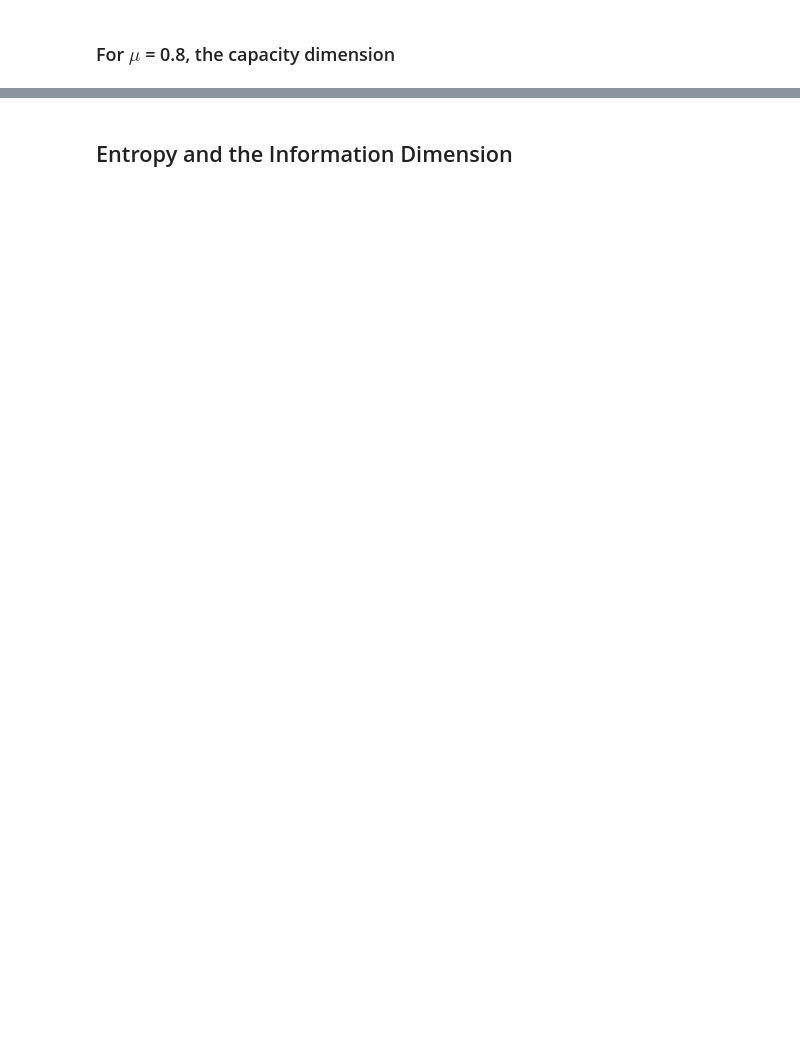
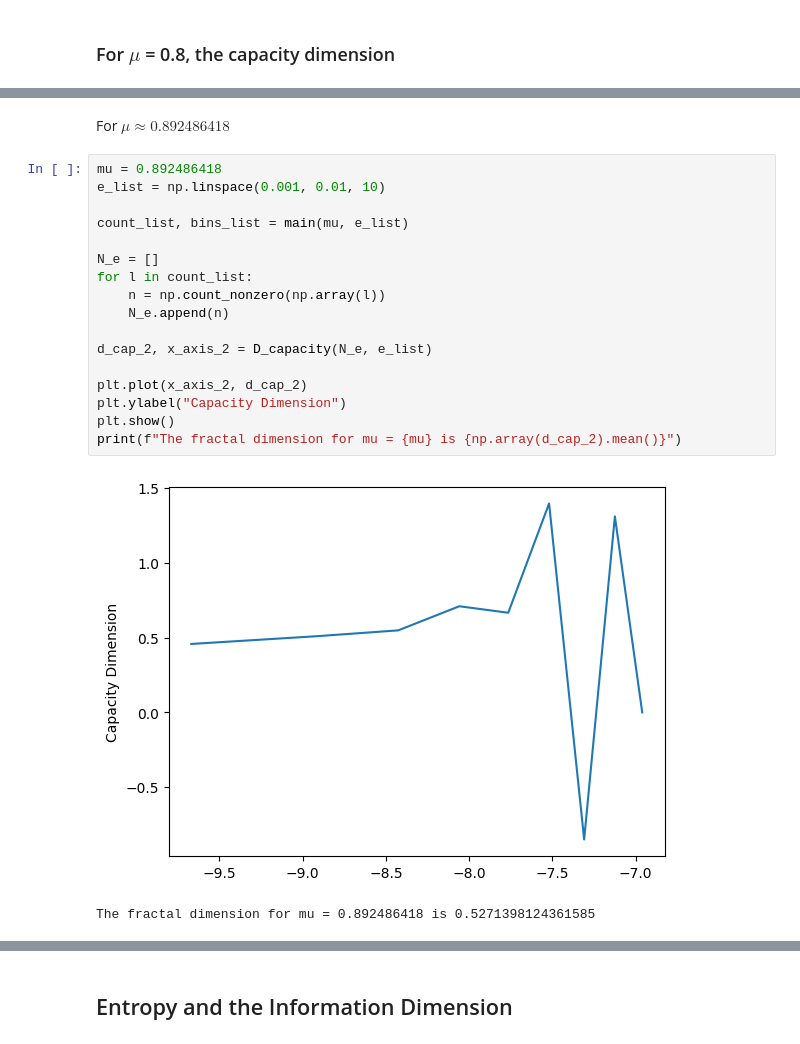
Before and after one commit to htsod/statistical_mechanics_models, a Jupyter notebook: fractal_dimensions/main.ipynb, the cells around one changed output, grey strips where cells are left out. Cells and saved outputs as stored; diff of their text form; blank space fills up the shorter version.

```diff
--- a/fractal_dimensions/main.ipynb
+++ b/fractal_dimensions/main.ipynb
@@ -102,0 +120,22 @@ The fractal dimension for mu = 0.8 is 0.0
+# %% [markdown]
+For $\mu \approx 0.892486418$
+# %%
+mu = 0.892486418
+e_list = np.linspace(0.001, 0.01, 10)
+
+count_list, bins_list = main(mu, e_list)
+
+N_e = []
+for l in count_list:
+    n = np.count_nonzero(np.array(l))
+    N_e.append(n)
+
+d_cap_2, x_axis_2 = D_capacity(N_e, e_list)
+
+plt.plot(x_axis_2, d_cap_2)
+plt.ylabel("Capacity Dimension")
+plt.show()
+print(f"The fractal dimension for mu = {mu} is {np.array(d_cap_2).mean()}")
+# %% [output]
+[figure, added]
+The fractal dimension for mu = 0.892486418 is 0.5271398124361585
```
Also changed, not shown: parts of 9 cells of this notebook, 32 other files.
